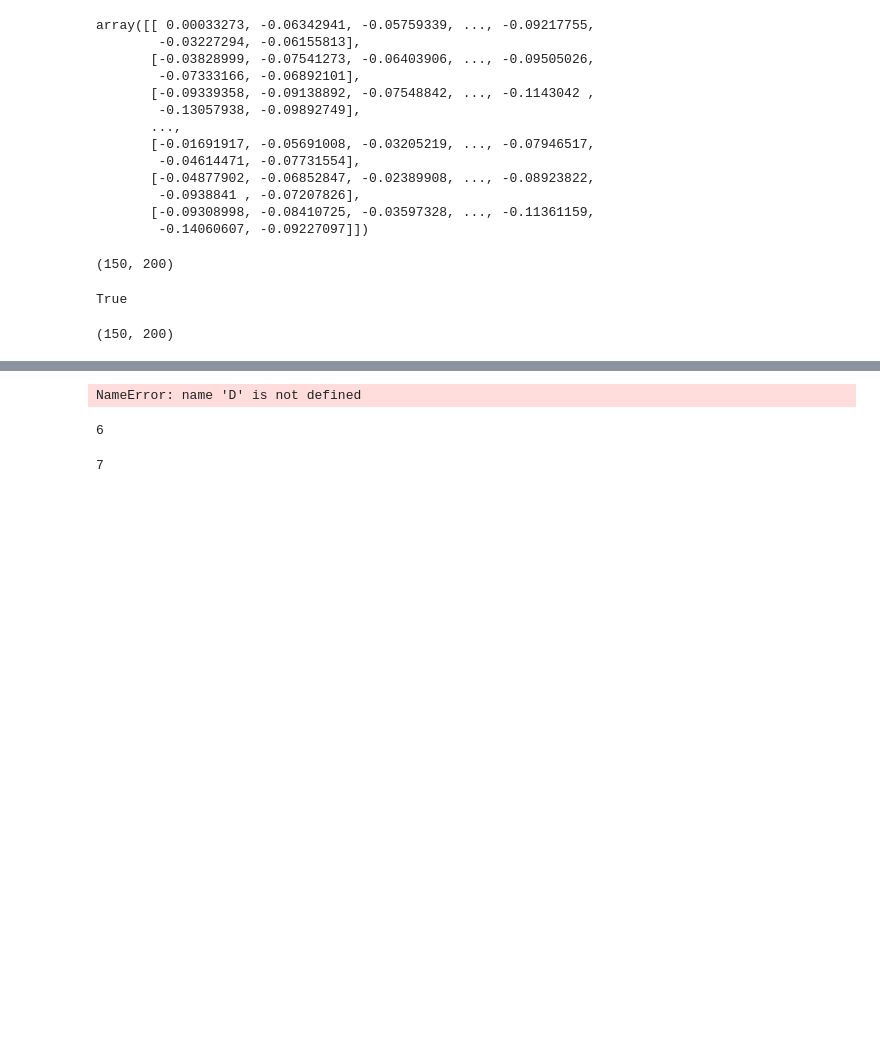
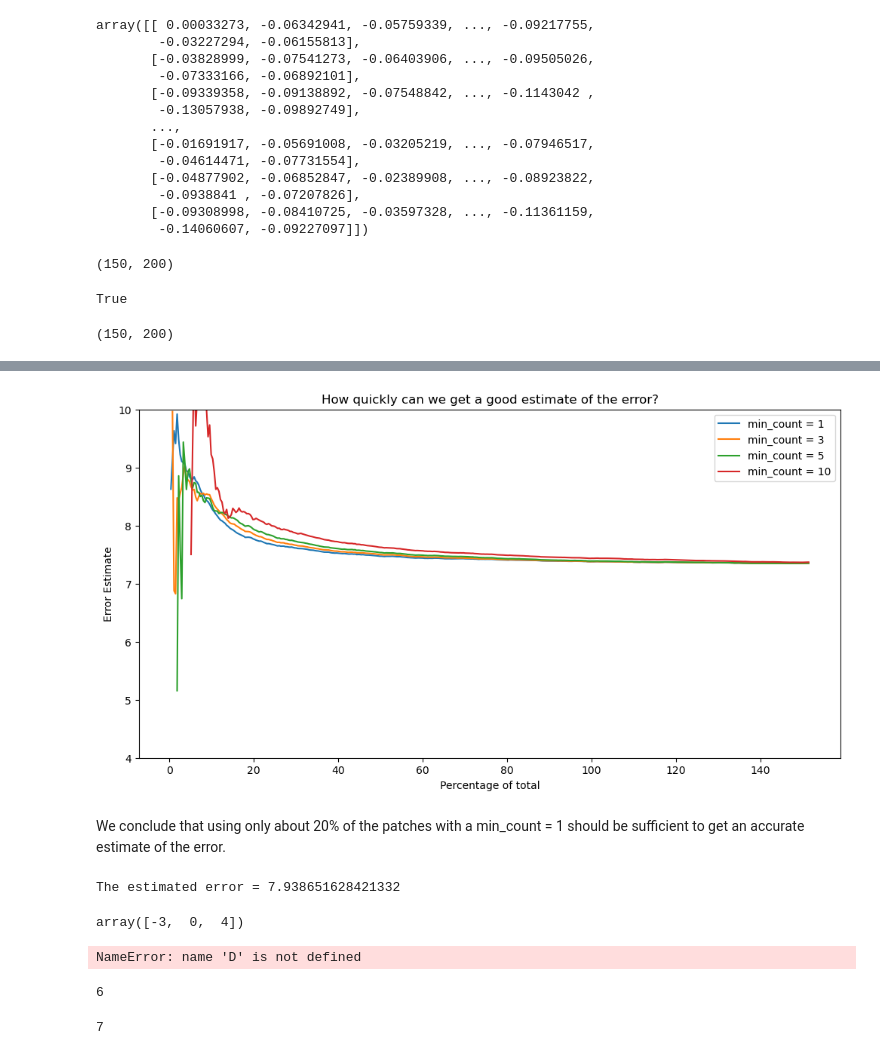
Before and after one commit to rainonej/Sparse-Dictionary-Learning, a Jupyter notebook: Classes.ipynb, the cells around one changed output, grey strips where cells are left out. Saved outputs shown, nothing was run; the diff lists cells and outputs as text; code cells hidden in the pictures; blank space fills up the shorter version.

Commit message:
can now reconstruct images, and acurately measure error quickly
Showed that you only need to sample 20% of the patches to accurately measure the reconstruction error.

```diff
--- a/Classes.ipynb
+++ b/Classes.ipynb
@@ -487,7 +491,7 @@ def image_reconstruction(self, path):
     patch_size = patch_shape[0]
     L = self.L
 
-    img = laod_image(path)
+    img = load_image(path)
     large_shape = img.shape
     num_rows, num_cols = large_shape[:2]
     num_patches_rows = num_rows - patch_size + 1
@@ -548,7 +552,7 @@ cv2.imwrite('small_gray_dinner.png', img_gray )
 (150, 200)
 True
 # %%
-img = laod_image('small_gray_dinner.png')
+img = load_image('small_gray_dinner.png')
 print(img.shape)
 cv2.imshow('test',img)
 cv2.waitKey(0)
@@ -558,4 +705,4 @@ cv2.destroyAllWindows()
 # %%
-sam = Sampler(paths = ['small_gray_dinner.png'], patch_shape=np.array([8,8]), num_samples=150 )
-learner = DictionaryLearner(5, 100, sampler=sam, algo = 'OMP')
-learner.sparse_dictionary_learning(iters = 1, output = False)
+sam = Sampler(paths = ['small_gray_dinner.png'], patch_shape=np.array([8,8]), num_samples=300 )
+learner = DictionaryLearner(L=5, K=100, sampler=sam, algo = 'OMP')
+learner.sparse_dictionary_learning(iters = 10, output = False)
@@ -584,0 +709,2 @@ Y.flatten().reshape(-1,1).shape
+# %%
+df = learner.SPIR_plot('small_gray_dinner.png')
@@ -584,0 +727,35 @@ Y.flatten().reshape(-1,1).shape
+# %%
+import matplotlib.pyplot as plt
+
+# define total as the maximum value of the index
+total = (200-8)*(150-8)
+
+# set the x-axis values as a percentage
+x_values = df.index.values / total * 100
+
+# increase width of plot
+plt.figure(figsize=(12, 6))
+
+# plot each column as a line plot with labels
+for column in [1, 3, 5, 10]:
+    y_values = df[column].values
+    label = "min_count = " + str(column)
+    plt.plot(x_values, y_values, label=label)
+
+# set y-axis limits to between 4 and 10
+plt.ylim(4, 10)
+
+# add a legend and axis labels
+plt.legend()
+plt.xlabel('Percentage of total')
+plt.ylabel('Error Estimate')
+
+# set the title of the plot
+plt.title("How quickly can we get a good estimate of the error?")
+
+# show the plot
+plt.show()
+# %% [output]
+[figure, added]
+# %% [markdown]
+We conclude that using only about 20% of the patches with a min_count = 1 should be sufficient to get an accurate estimate of the error.
@@ -584,0 +817,8 @@ Y.flatten().reshape(-1,1).shape
+# %%
+sam = Sampler(paths = ['small_gray_dinner.png'], patch_shape=np.array([8,8]), num_samples=300 )
+learner = DictionaryLearner(L=5, K=100, sampler=sam, algo = 'OMP')
+learner.sparse_dictionary_learning(iters = 10, output = False)
+error = learner.SPIR('small_gray_dinner.png')
+print(f'The estimated error = {error}')
+# %% [output]
+The estimated error = 7.938651628421332
@@ -585,3 +831,9 @@ Y.flatten().reshape(-1,1).shape
+# %%
+specific_indicies = np.extract(a > 0, a)
+b = a.copy()
+b.flatten()[specific_indicies]
+# %% [output]
+array([-3,  0,  4])
 # %%
 def reconstruct_image(D, img, patch_size, alpha):
     # Compute the number of patches in the image
```
Also changed, not shown: parts of 22 cells of this notebook, 4 other files.
